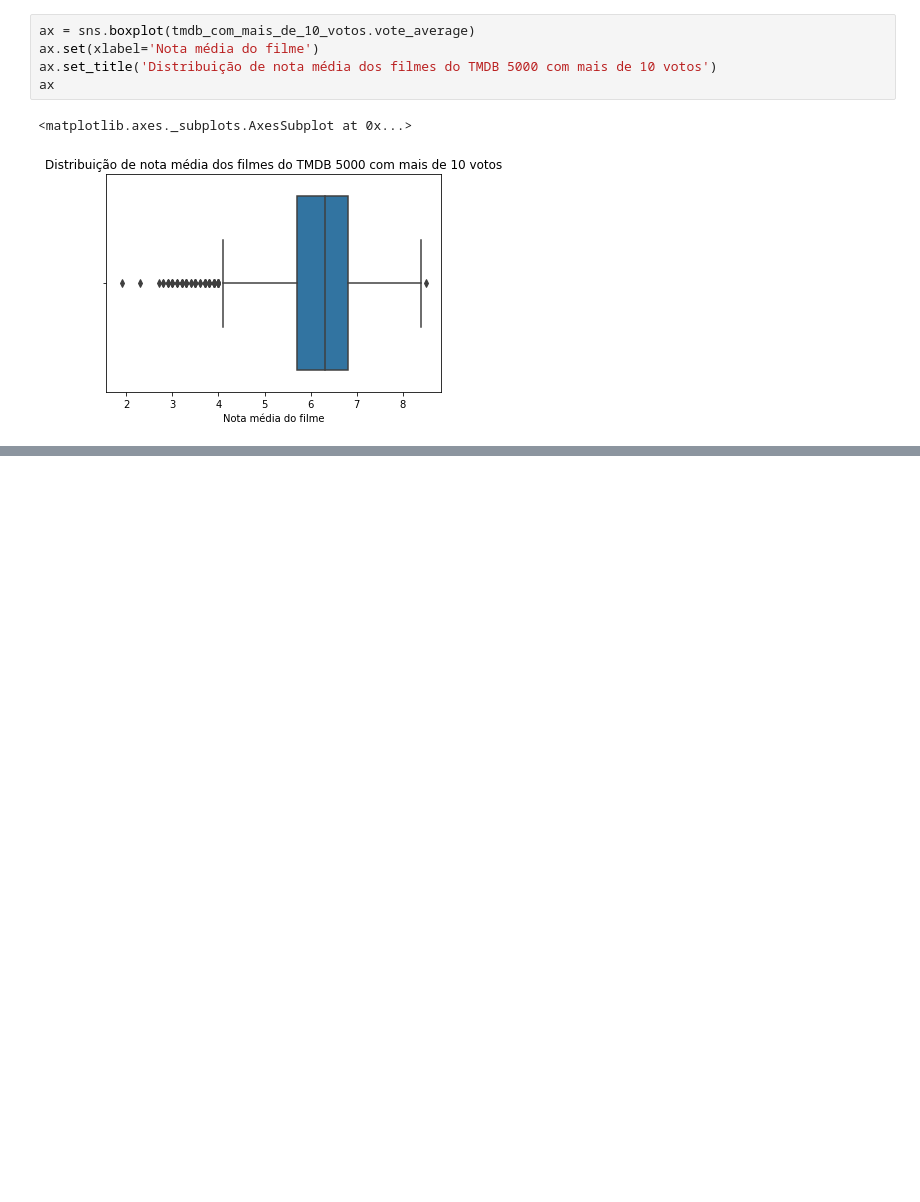
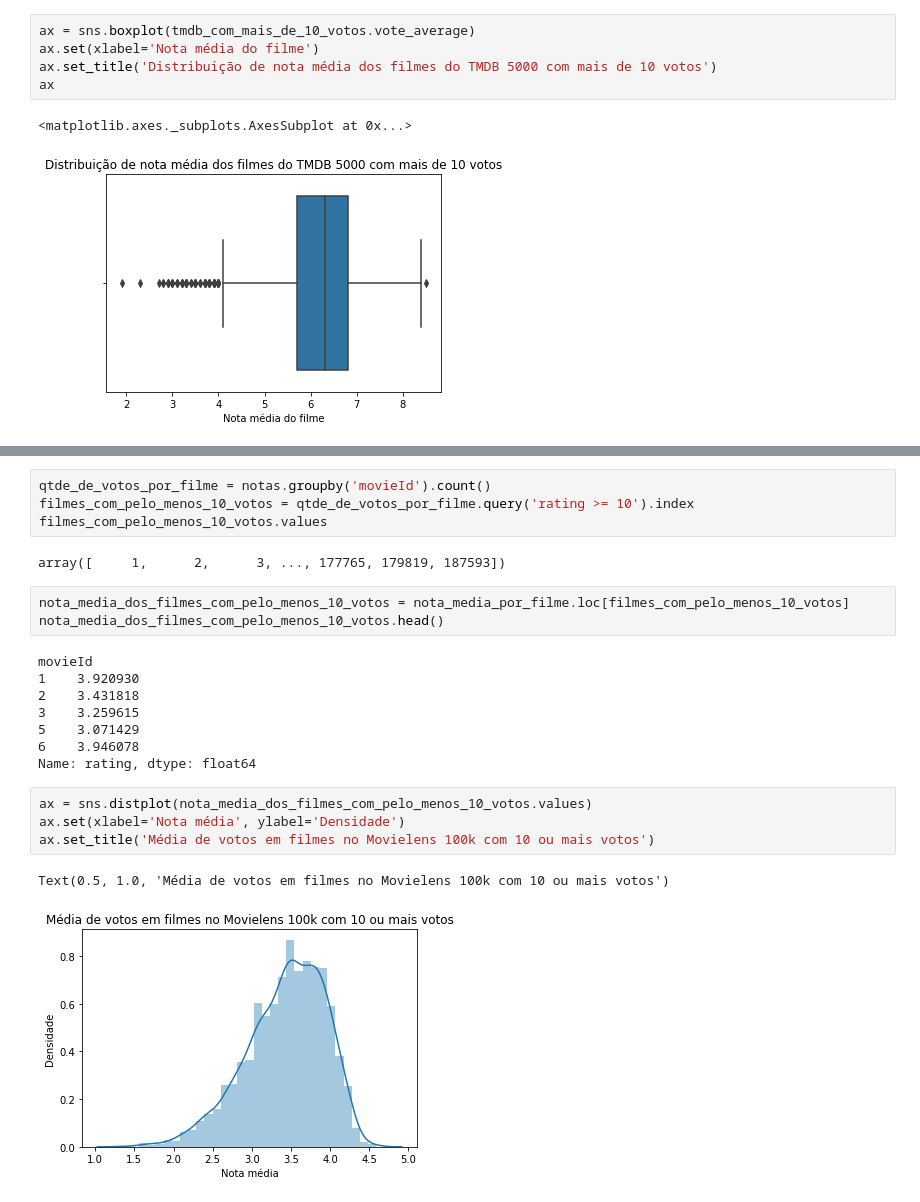
Before and after one commit to muriloWeber/dataScienceAlura, a Jupyter notebook: dataScienceTestesEstatisticosPython/Data_Science_Introdução_a_Testes.ipynb, the cells around one changed output, grey strips where cells are left out. Drawn from its saved outputs; the diff is of its cells as text; blank space fills up the shorter version.

```diff
--- a/dataScienceTestesEstatisticosPython/Data_Science_Introdução_a_Testes.ipynb
+++ b/dataScienceTestesEstatisticosPython/Data_Science_Introdução_a_Testes.ipynb
@@ -106,0 +154,24 @@ ax
+# %%
+qtde_de_votos_por_filme = notas.groupby('movieId').count()
+filmes_com_pelo_menos_10_votos = qtde_de_votos_por_filme.query('rating >= 10').index
+filmes_com_pelo_menos_10_votos.values
+# %% [output]
+array([     1,      2,      3, ..., 177765, 179819, 187593])
+# %%
+nota_media_dos_filmes_com_pelo_menos_10_votos = nota_media_por_filme.loc[filmes_com_pelo_menos_10_votos]
+nota_media_dos_filmes_com_pelo_menos_10_votos.head()
+# %% [output]
+movieId
+1    3.920930
+2    3.431818
+3    3.259615
+5    3.071429
+6    3.946078
+Name: rating, dtype: float64
+# %%
+ax = sns.distplot(nota_media_dos_filmes_com_pelo_menos_10_votos.values)
+ax.set(xlabel='Nota média', ylabel='Densidade')
+ax.set_title('Média de votos em filmes no Movielens 100k com 10 ou mais votos')
+# %% [output]
+Text(0.5, 1.0, 'Média de votos em filmes no Movielens 100k com 10 ou mais votos')
+[figure, added]
```
Also changed, not shown: parts of 19 cells of this notebook.
